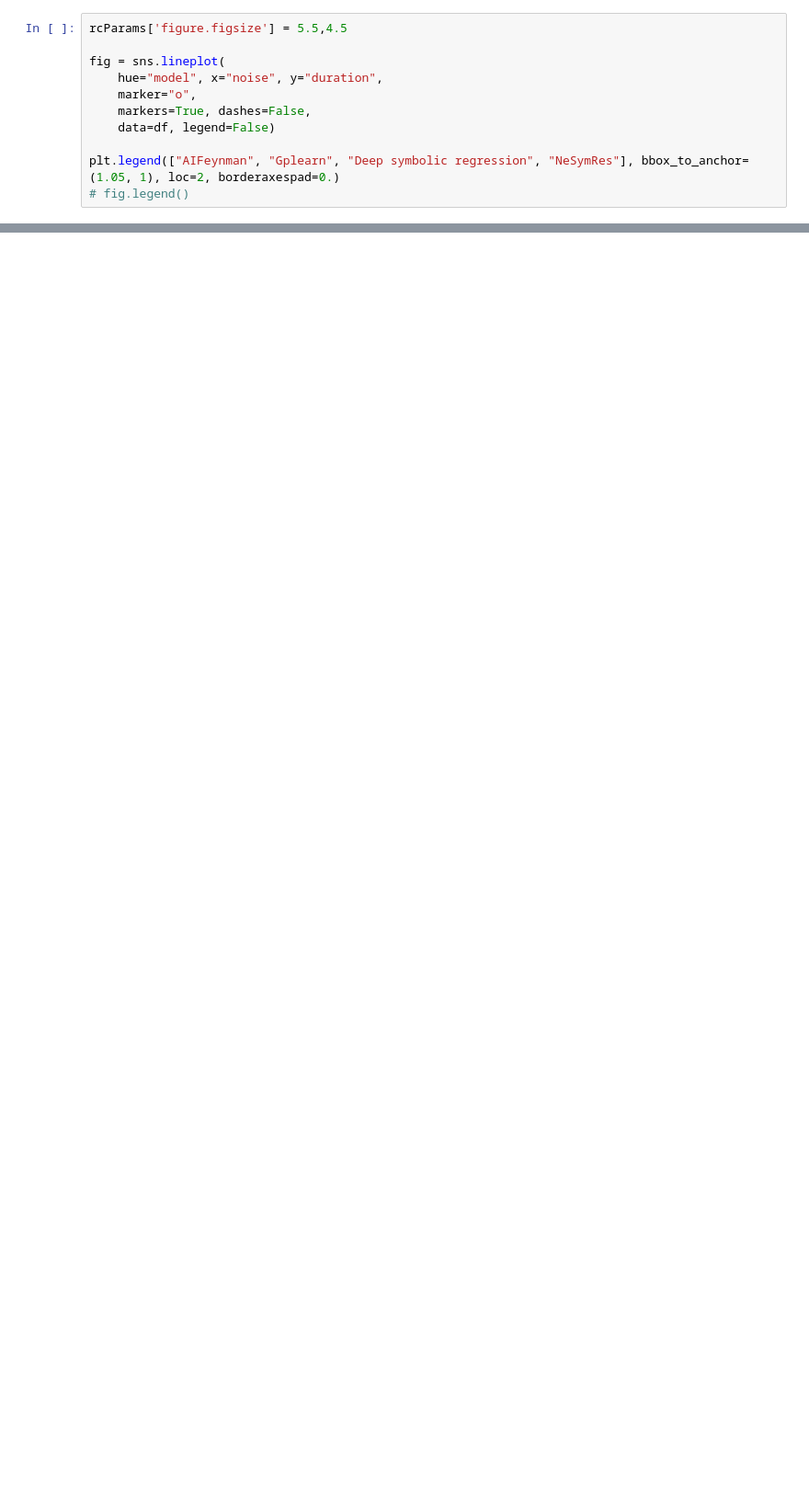
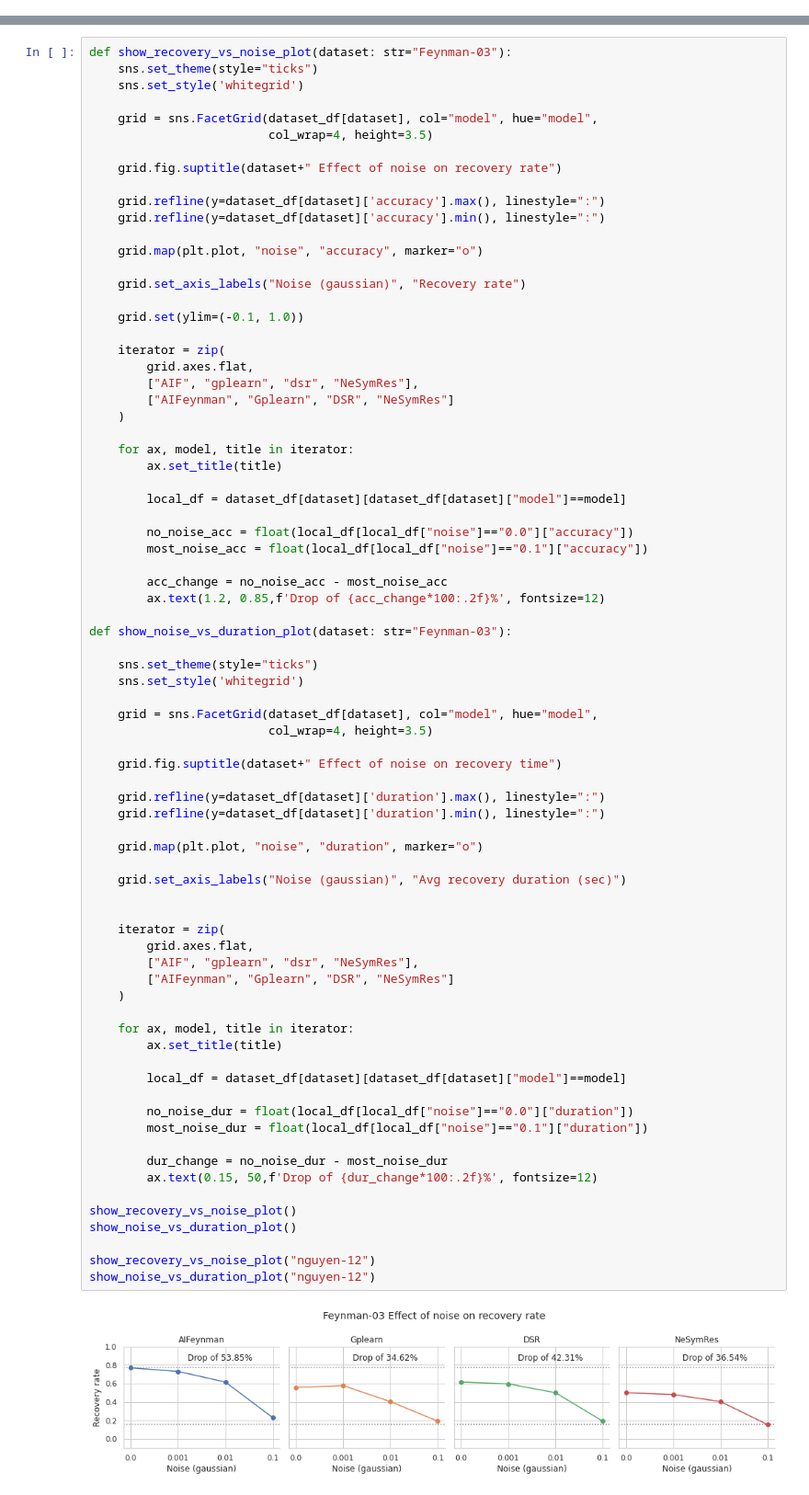
Before and after one commit to SiddeshSambasivam/A-Comparative-Study-on-SciML-for-KD, a Jupyter notebook: notebooks/Benchmark - Analysis.ipynb, the cells around one changed output, grey strips where cells are left out. Shown: that part at 92% size. Saved outputs shown, nothing was run; the diff lists cells and outputs as text; blank space fills up the shorter version.

```diff
--- a/notebooks/Benchmark - Analysis.ipynb
+++ b/notebooks/Benchmark - Analysis.ipynb
@@ -132,11 +66,0 @@ for ax, title in zip(grid.axes.flat, ["AIFeynman", "Gplearn", "Deep symbolic reg
-# %%
-rcParams['figure.figsize'] = 5.5,4.5
-
-fig = sns.lineplot(
-    hue="model", x="noise", y="duration",
-    marker="o",
-    markers=True, dashes=False,
-    data=df, legend=False)
-
-plt.legend(["AIFeynman", "Gplearn", "Deep symbolic regression", "NeSymRes"], bbox_to_anchor=(1.05, 1), loc=2, borderaxespad=0.)
-# fig.legend()
@@ -145,0 +88,78 @@ plt.legend(["AIFeynman", "Gplearn", "Deep symbolic regression", "NeSymRes"], bbo
+# %%
+def show_recovery_vs_noise_plot(dataset: str="Feynman-03"):
+    sns.set_theme(style="ticks")
+    sns.set_style('whitegrid')
+
+    grid = sns.FacetGrid(dataset_df[dataset], col="model", hue="model",
+                         col_wrap=4, height=3.5)
+
+    grid.fig.suptitle(dataset+" Effect of noise on recovery rate")
+
+    grid.refline(y=dataset_df[dataset]['accuracy'].max(), linestyle=":")
+    grid.refline(y=dataset_df[dataset]['accuracy'].min(), linestyle=":")
+
+    grid.map(plt.plot, "noise", "accuracy", marker="o")
+
+    grid.set_axis_labels("Noise (gaussian)", "Recovery rate")
+
+    grid.set(ylim=(-0.1, 1.0))
+
+    iterator = zip(
+        grid.axes.flat,
+        ["AIF", "gplearn", "dsr", "NeSymRes"],
+        ["AIFeynman", "Gplearn", "DSR", "NeSymRes"]
+    )
+
+    for ax, model, title in iterator:
+        ax.set_title(title)
+
+        local_df = dataset_df[dataset][dataset_df[dataset]["model"]==model]
+
+        no_noise_acc = float(local_df[local_df["noise"]=="0.0"]["accuracy"])
+        most_noise_acc = float(local_df[local_df["noise"]=="0.1"]["accuracy"])
+
+        acc_change = no_noise_acc - most_noise_acc
+        ax.text(1.2, 0.85,f'Drop of {acc_change*100:.2f}%', fontsize=12)
+
+def show_noise_vs_duration_plot(dataset: str="Feynman-03"):
+
+    sns.set_theme(style="ticks")
+    sns.set_style('whitegrid')
+
+    grid = sns.FacetGrid(dataset_df[dataset], col="model", hue="model",
+                         col_wrap=4, height=3.5)
+
+    grid.fig.suptitle(dataset+" Effect of noise on recovery time")
+
+    grid.refline(y=dataset_df[dataset]['duration'].max(), linestyle=":")
+    grid.refline(y=dataset_df[dataset]['duration'].min(), linestyle=":")
+
+    grid.map(plt.plot, "noise", "duration", marker="o")
+
+    grid.set_axis_labels("Noise (gaussian)", "Avg recovery duration (sec)")
+
+
+    iterator = zip(
+        grid.axes.flat,
+        ["AIF", "gplearn", "dsr", "NeSymRes"],
+        ["AIFeynman", "Gplearn", "DSR", "NeSymRes"]
+    )
+
+    for ax, model, title in iterator:
+        ax.set_title(title)
+
+        local_df = dataset_df[dataset][dataset_df[dataset]["model"]==model]
+
+        no_noise_dur = float(local_df[local_df["noise"]=="0.0"]["duration"])
+        most_noise_dur = float(local_df[local_df["noise"]=="0.1"]["duration"])
+
+        dur_change = no_noise_dur - most_noise_dur
+        ax.text(0.15, 50,f'Drop of {dur_change*100:.2f}%', fontsize=12)
+
+show_recovery_vs_noise_plot()
+show_noise_vs_duration_plot()
+
+show_recovery_vs_noise_plot("nguyen-12")
+show_noise_vs_duration_plot("nguyen-12")
+# %% [output]
+[figure, added]
```
Also changed, not shown: parts of 11 cells of this notebook, 25 other files.
